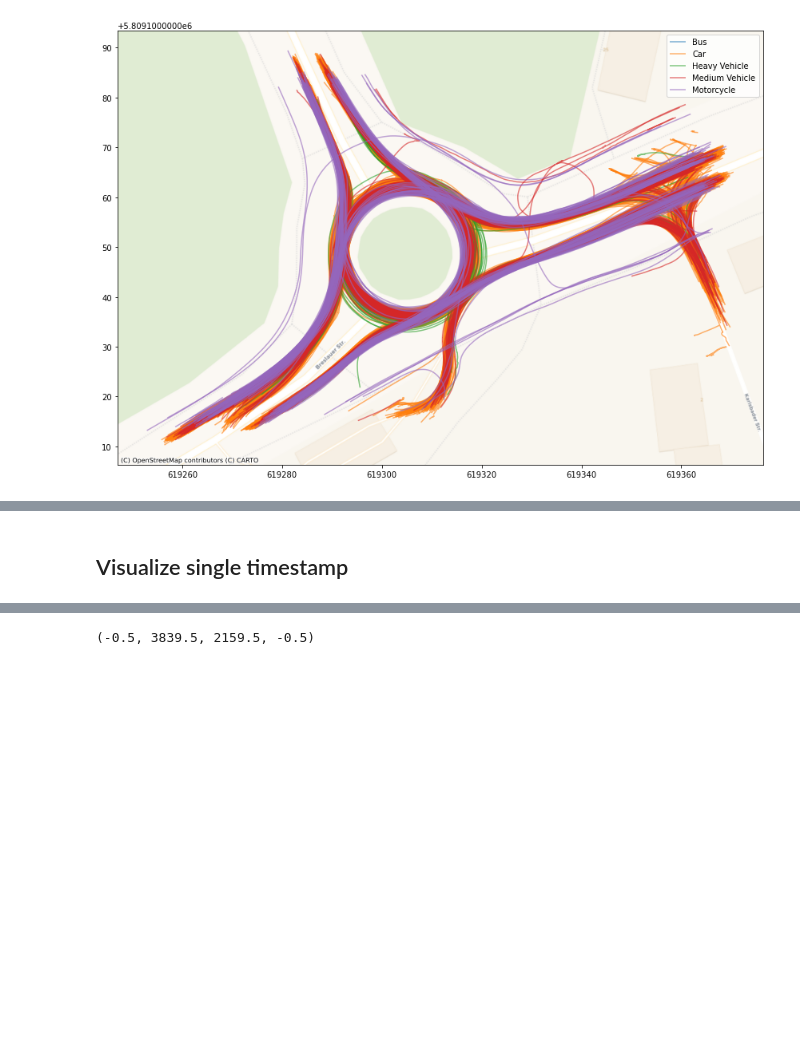
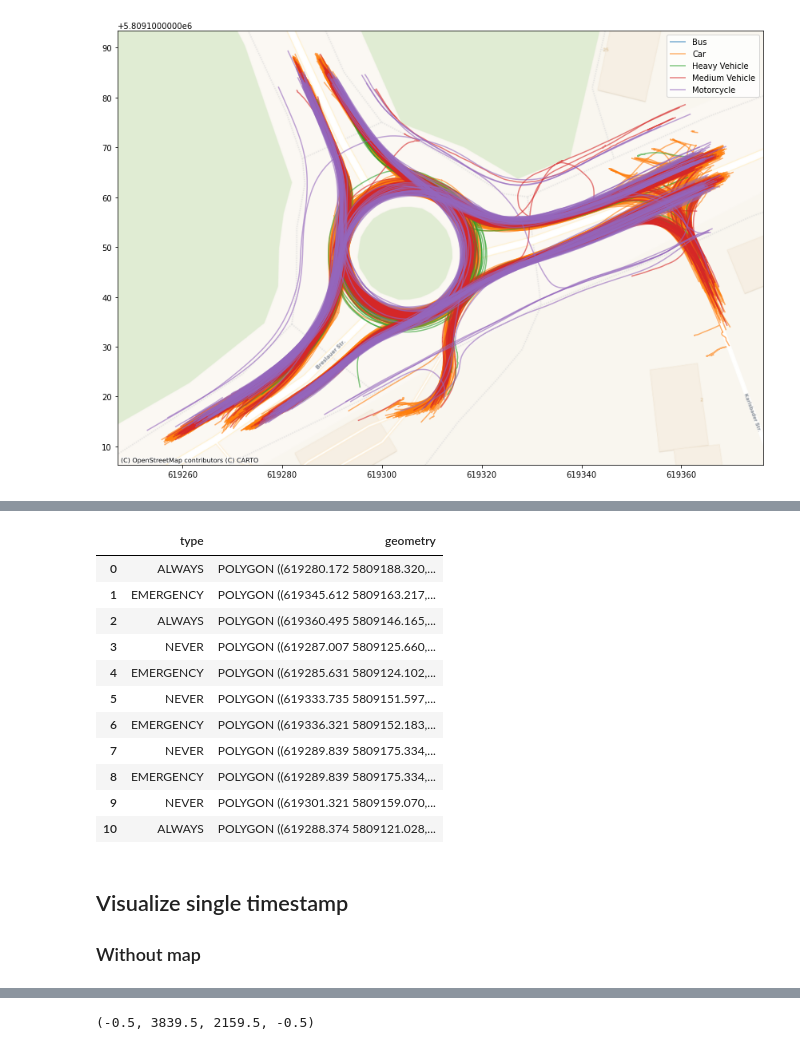
Before and after one commit to kopytjuk/opendd-analysis, a Jupyter notebook: notebooks/Visualization.ipynb, the cells around one changed output, grey strips where cells are left out. Drawn from its saved outputs; the diff is of its cells as text; code cells hidden in the pictures; blank space fills up the shorter version.

```diff
--- a/notebooks/Visualization.ipynb
+++ b/notebooks/Visualization.ipynb
@@ -135,5 +149,25 @@ ax.legend()
+# %%
+drivable_shapefile = pathlib.Path("../data/raw/rdb1/map_rdb1/shapefiles_drivableareas")
+drivable = gpd.read_file(drivable_shapefile)
+# %%
+drivable
+# %% [output]
+|  | type | geometry |
+| 0 | ALWAYS | POLYGON ((619280.172 5809188.320,... |
+| 1 | EMERGENCY | POLYGON ((619345.612 5809163.217,... |
+| 2 | ALWAYS | POLYGON ((619360.495 5809146.165,... |
+| 3 | NEVER | POLYGON ((619287.007 5809125.660,... |
+| 4 | EMERGENCY | POLYGON ((619285.631 5809124.102,... |
+| 5 | NEVER | POLYGON ((619333.735 5809151.597,... |
+| 6 | EMERGENCY | POLYGON ((619336.321 5809152.183,... |
+| 7 | NEVER | POLYGON ((619289.839 5809175.334,... |
+| 8 | EMERGENCY | POLYGON ((619289.839 5809175.334,... |
+| 9 | NEVER | POLYGON ((619301.321 5809159.070,... |
+| 10 | ALWAYS | POLYGON ((619288.374 5809121.028,... |
 # %% [markdown]
 ## Visualize single timestamp
+
+### Without map
 # %%
 # 'nearest' interpolation strategy
 df["k"] = (df["TIMESTAMP"]*1000 / 33.333).round().astype(int)
```
Also changed, not shown: parts of 8 cells of this notebook, 5 other files.
